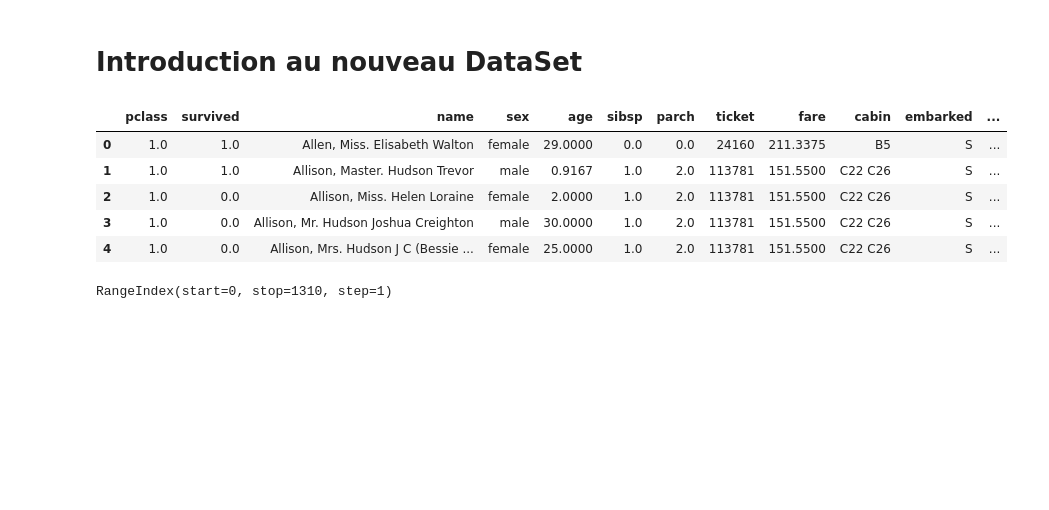
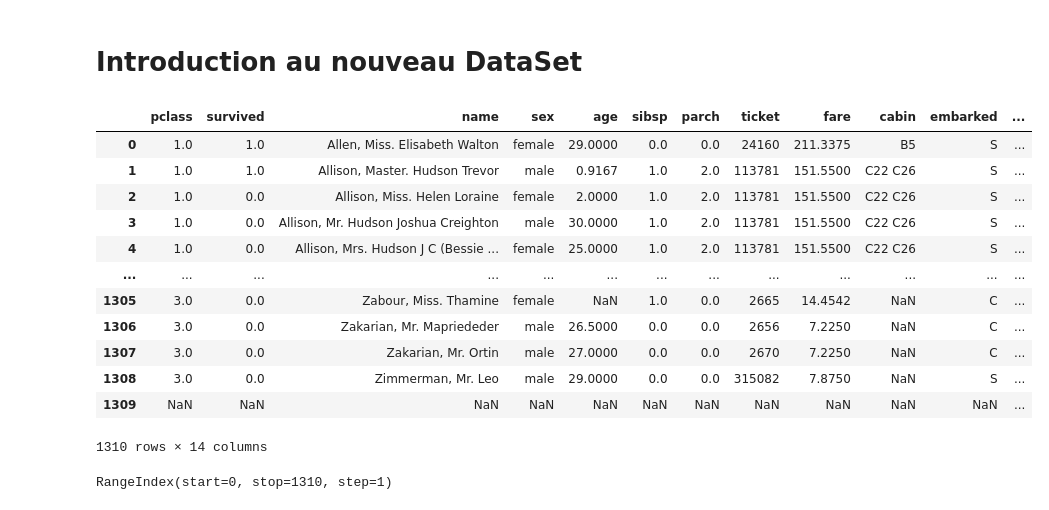
Before and after one commit to brunoharlein/pandas_is_cool, a Jupyter notebook: Cours Pandas.ipynb, the cells around one changed output. Saved outputs shown, nothing was run; the diff lists cells and outputs as text; code cells hidden in the pictures; blank space fills up the shorter version.

```diff
--- a/Cours Pandas.ipynb
+++ b/Cours Pandas.ipynb
@@ -678,17 +696,24 @@ food_info.head(1)
 # %%
 # Nous allons maintenant travailler avec un nouveau fichier csv
 
 import pandas as pd
 
 titanic_survival = pd.read_csv("titanic_survival.csv")
-titanic_survival.head()
+titanic_survival
 # %% [output]
 |  | pclass | survived | name | sex | age | sibsp | parch | ticket | fare | cabin | embarked | ... |
 | 0 | 1.0 | 1.0 | Allen, Miss. Elisabeth Walton | female | 29.0000 | 0.0 | 0.0 | 24160 | 211.3375 | B5 | S | ... |
 | 1 | 1.0 | 1.0 | Allison, Master. Hudson Trevor | male | 0.9167 | 1.0 | 2.0 | 113781 | 151.5500 | C22 C26 | S | ... |
 | 2 | 1.0 | 0.0 | Allison, Miss. Helen Loraine | female | 2.0000 | 1.0 | 2.0 | 113781 | 151.5500 | C22 C26 | S | ... |
 | 3 | 1.0 | 0.0 | Allison, Mr. Hudson Joshua Creighton | male | 30.0000 | 1.0 | 2.0 | 113781 | 151.5500 | C22 C26 | S | ... |
 | 4 | 1.0 | 0.0 | Allison, Mrs. Hudson J C (Bessie ... | female | 25.0000 | 1.0 | 2.0 | 113781 | 151.5500 | C22 C26 | S | ... |
+| ... | ... | ... | ... | ... | ... | ... | ... | ... | ... | ... | ... | ... |
+| 1305 | 3.0 | 0.0 | Zabour, Miss. Thamine | female | NaN | 1.0 | 0.0 | 2665 | 14.4542 | NaN | C | ... |
+| 1306 | 3.0 | 0.0 | Zakarian, Mr. Mapriededer | male | 26.5000 | 0.0 | 0.0 | 2656 | 7.2250 | NaN | C | ... |
+| 1307 | 3.0 | 0.0 | Zakarian, Mr. Ortin | male | 27.0000 | 0.0 | 0.0 | 2670 | 7.2250 | NaN | C | ... |
+| 1308 | 3.0 | 0.0 | Zimmerman, Mr. Leo | male | 29.0000 | 0.0 | 0.0 | 315082 | 7.8750 | NaN | S | ... |
+| 1309 | NaN | NaN | NaN | NaN | NaN | NaN | NaN | NaN | NaN | NaN | NaN | ... |
+1310 rows × 14 columns
 # %%
 titanic_survival.index
 # %% [output]
```
Also changed, not shown: parts of 69 cells of this notebook, 1 other file.
